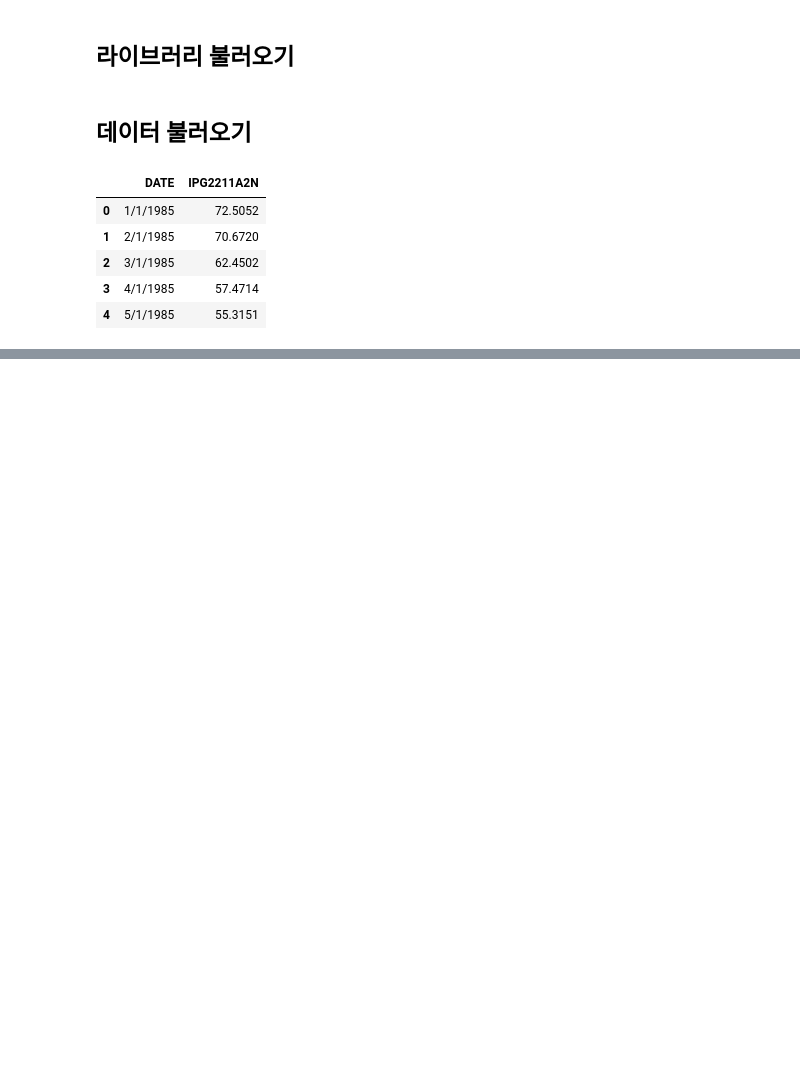
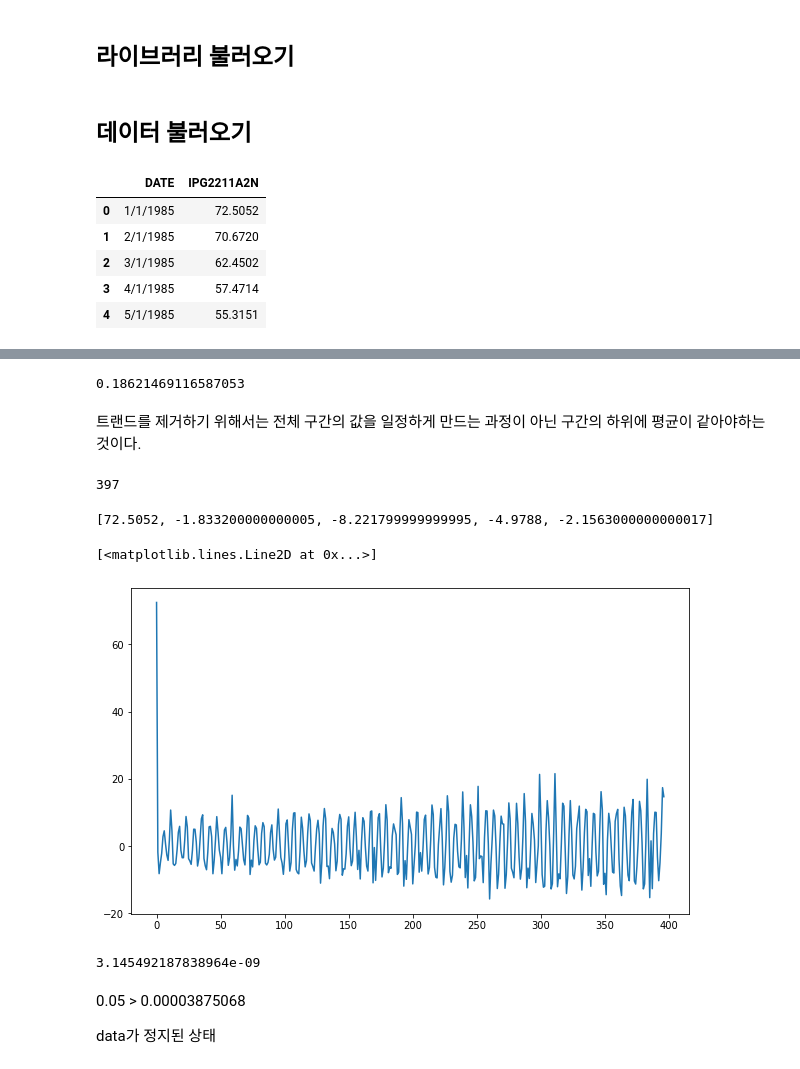
Before and after one commit to PyoSolBin/Dscover_2022, a Jupyter notebook: 시계열/과제/시계열분석_과제.ipynb, the cells around one changed output, grey strips where cells are left out. Saved outputs shown, nothing was run; the diff lists cells and outputs as text; code cells hidden in the pictures; blank space fills up the shorter version.

```diff
--- a/시계열/과제/시계열분석_과제.ipynb
+++ b/시계열/과제/시계열분석_과제.ipynb
@@ -33,0 +172,33 @@ df.head()
+# %%
+stest(train.iloc[:,0].values)
+# %% [output]
+0.18621469116587053
+# %% [markdown]
+트랜드를 제거하기 위해서는 전체 구간의 값을 일정하게 만드는 과정이 아닌 구간의 하위에 평균이 같아야하는 것이다.
+# %%
+len(train)
+# %% [output]
+397
+# %%
+a=[]
+a.append(train["IPG2211A2N"].iloc[0])
+for i in range(396):
+     z=train["IPG2211A2N"].iloc[i+1]-train["IPG2211A2N"].iloc[i]
+     a.append(z)
+# %%
+a[:5]
+# %% [output]
+[72.5052, -1.833200000000005, -8.221799999999995, -4.9788, -2.1563000000000017]
+# %%
+plt.plot(a)
+# %% [output]
+[<matplotlib.lines.Line2D at 0x...>]
+[figure, added]
+# %%
+stest(a)
+# %% [output]
+3.145492187838964e-09
+# %% [markdown]
+0.05 > 0.00003875068
+
+data가 정지된 상태
```
Also changed, not shown: parts of 40 cells of this notebook.
